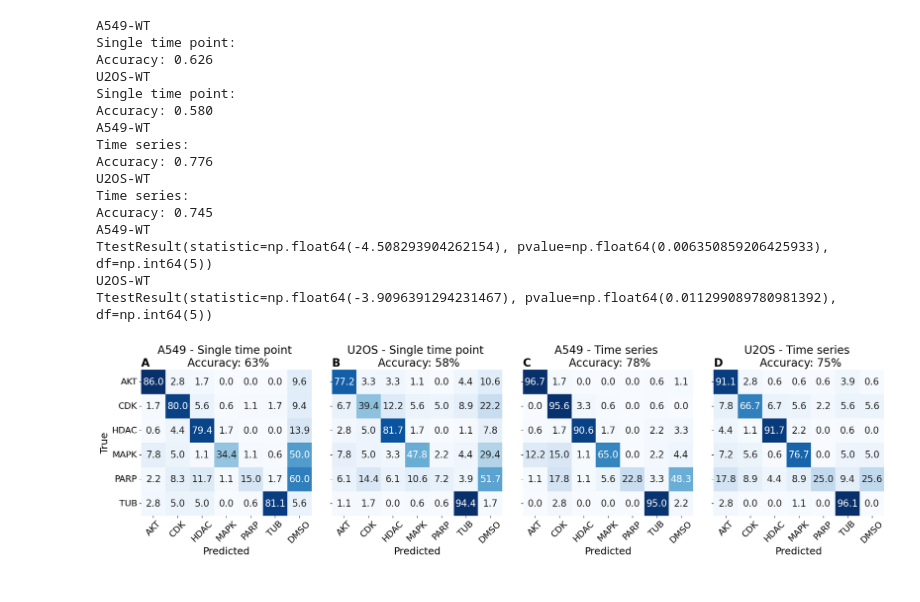
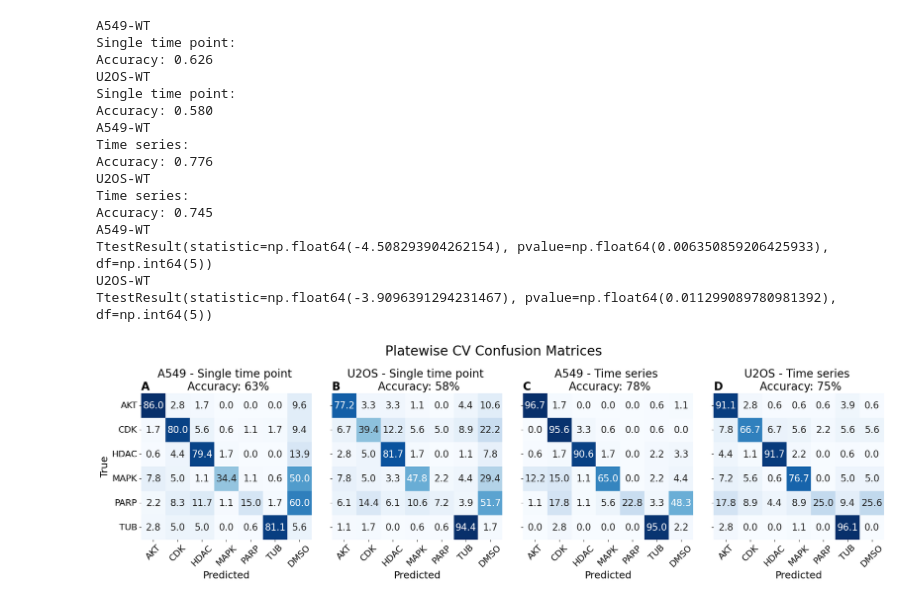
Before and after one commit to edvinforsgren/LCTP, a Jupyter notebook: analysis/comparison/confusion_matrix_and_acc.ipynb, the cells around one changed output. Saved outputs shown, nothing was run; the diff lists cells and outputs as text; code cells hidden in the pictures.

Commit message:
Added additional title to cf-matrix figure

```diff
--- a/analysis/comparison/confusion_matrix_and_acc.ipynb
+++ b/analysis/comparison/confusion_matrix_and_acc.ipynb
@@ -131,34 +131,35 @@ for cell in cells:
     ts_dmso_data = dir_pointer + config['time_series']['time_series_dmso_processed']
 
     print('Time series:')
     ts_cpd_data = pd.read_parquet(ts_cpd_data)
     ts_dmso_data = pd.read_parquet(ts_dmso_data)
     i, axes, cm, diag_cms_timeseries = timeseries_cf_matrix(axes, i, ts_cpd_data, ts_dmso_data, plot=True)
     diag_cms_timeseriess.append(diag_cms_timeseries[0])
 for i in range(len(diag_cms_single_timepoints)):
     print(cells[i])
     print(ttest_rel(diag_cms_single_timepoints[i], diag_cms_timeseriess[i]))
+fig.suptitle("Platewise CV Confusion Matrices", fontsize=24)
 plt.tight_layout()
 plt.savefig(dir_pointer + f"analysis/comparison/cf-matrix.pdf", bbox_inches='tight')
 plt.show()
 # %% [output]
 A549-WT
 Single time point:
 Accuracy: 0.626
 U2OS-WT
 Single time point:
 Accuracy: 0.580
 A549-WT
 Time series:
 Accuracy: 0.776
 U2OS-WT
 Time series:
 Accuracy: 0.745
 A549-WT
 TtestResult(statistic=np.float64(-4.508293904262154), pvalue=np.float64(0.006350859206425933), df=np.int64(5))
 U2OS-WT
 TtestResult(statistic=np.float64(-3.9096391294231467), pvalue=np.float64(0.011299089780981392), df=np.int64(5))
-[figure, old version]
+[figure, new version]
 # %%
 
 for cv_round_idx in range(3):
```
